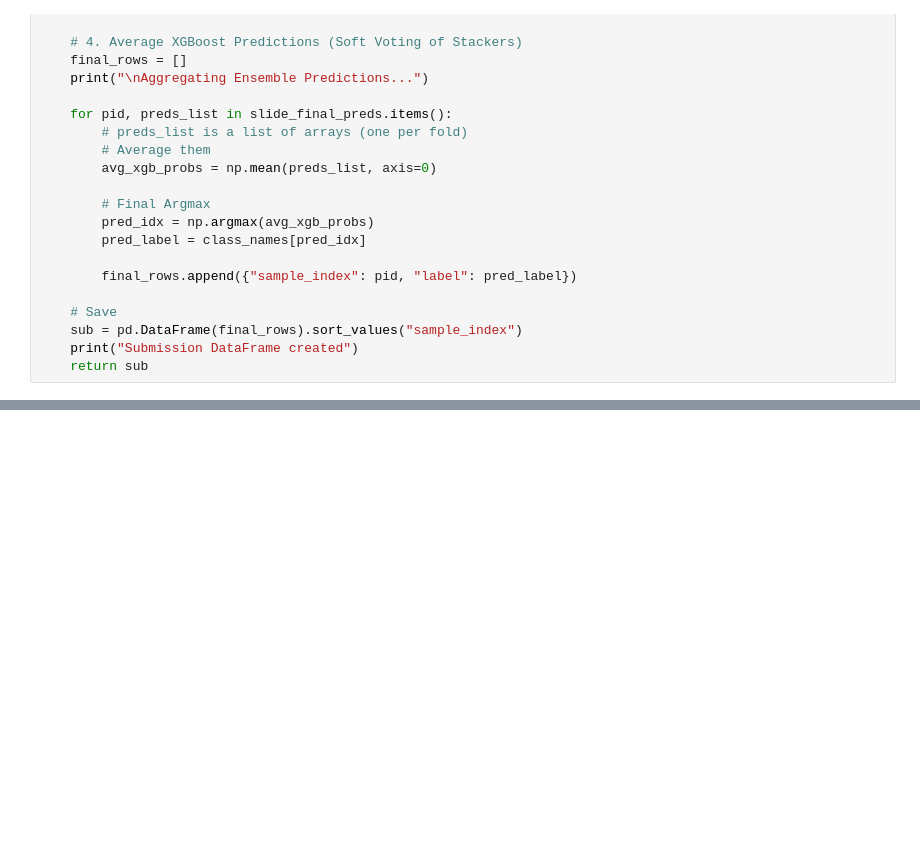
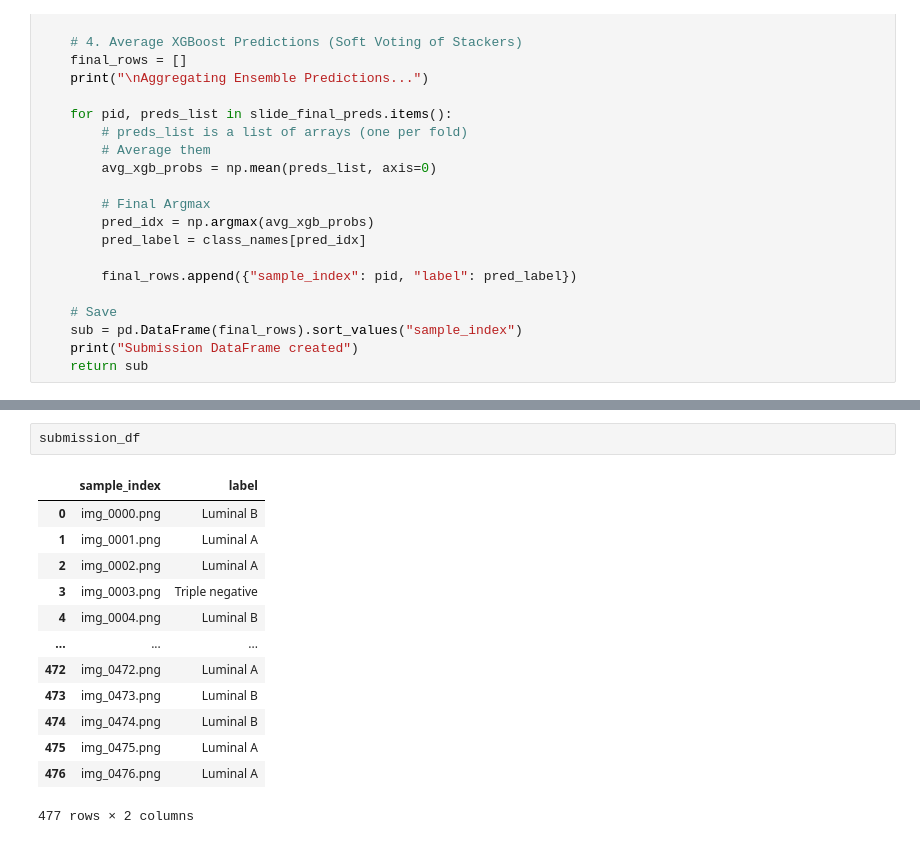
Before and after one commit to SimonePioBottaro/an2dl-challenge-2, a Jupyter notebook: meta/xgboost_inference.ipynb, the cells around one changed output, grey strips where cells are left out. Cells and saved outputs as stored; diff of their text form; blank space fills up the shorter version.

```diff
--- a/meta/xgboost_inference.ipynb
+++ b/meta/xgboost_inference.ipynb
@@ -987,0 +1060,16 @@ submission_df.head(20)
+# %%
+submission_df
+# %% [output]
+|  | sample_index | label |
+| 0 | img_0000.png | Luminal B |
+| 1 | img_0001.png | Luminal A |
+| 2 | img_0002.png | Luminal A |
+| 3 | img_0003.png | Triple negative |
+| 4 | img_0004.png | Luminal B |
+| ... | ... | ... |
+| 472 | img_0472.png | Luminal A |
+| 473 | img_0473.png | Luminal B |
+| 474 | img_0474.png | Luminal B |
+| 475 | img_0475.png | Luminal A |
+| 476 | img_0476.png | Luminal A |
+477 rows × 2 columns
```
Also changed, not shown: parts of 13 cells of this notebook, 1 other file.
